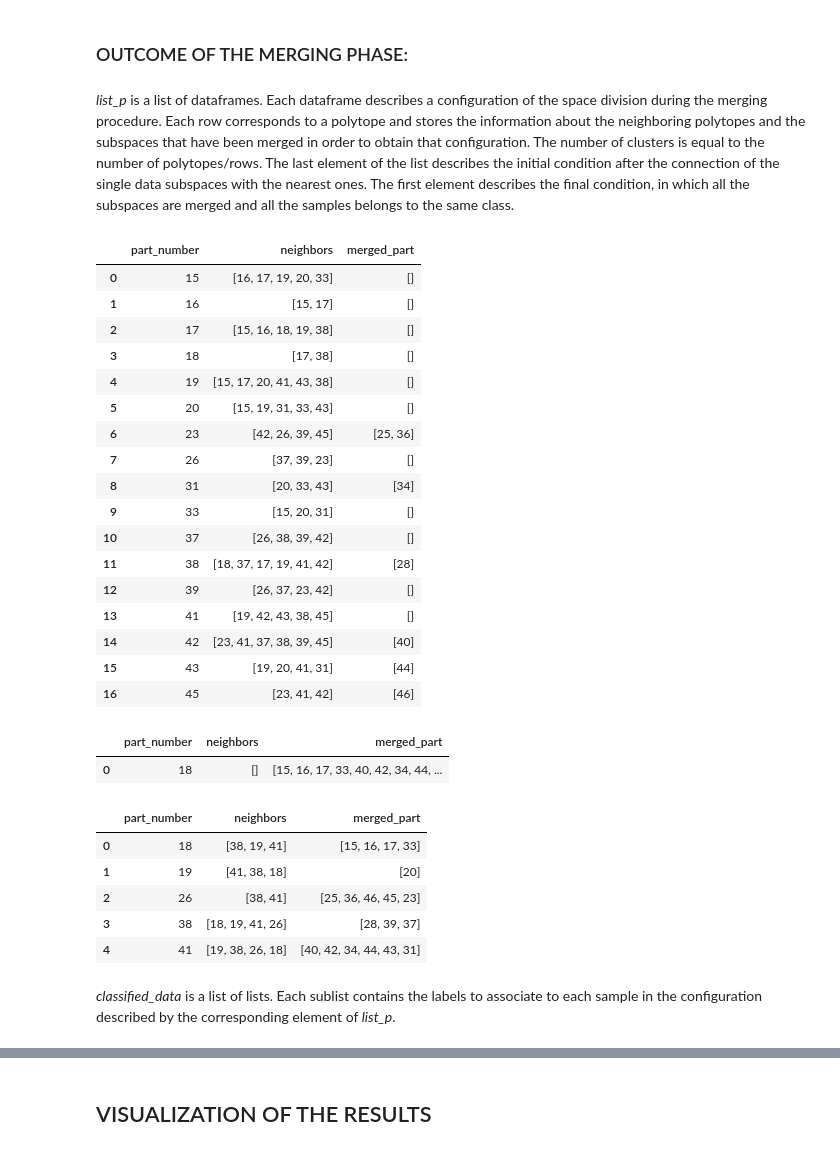
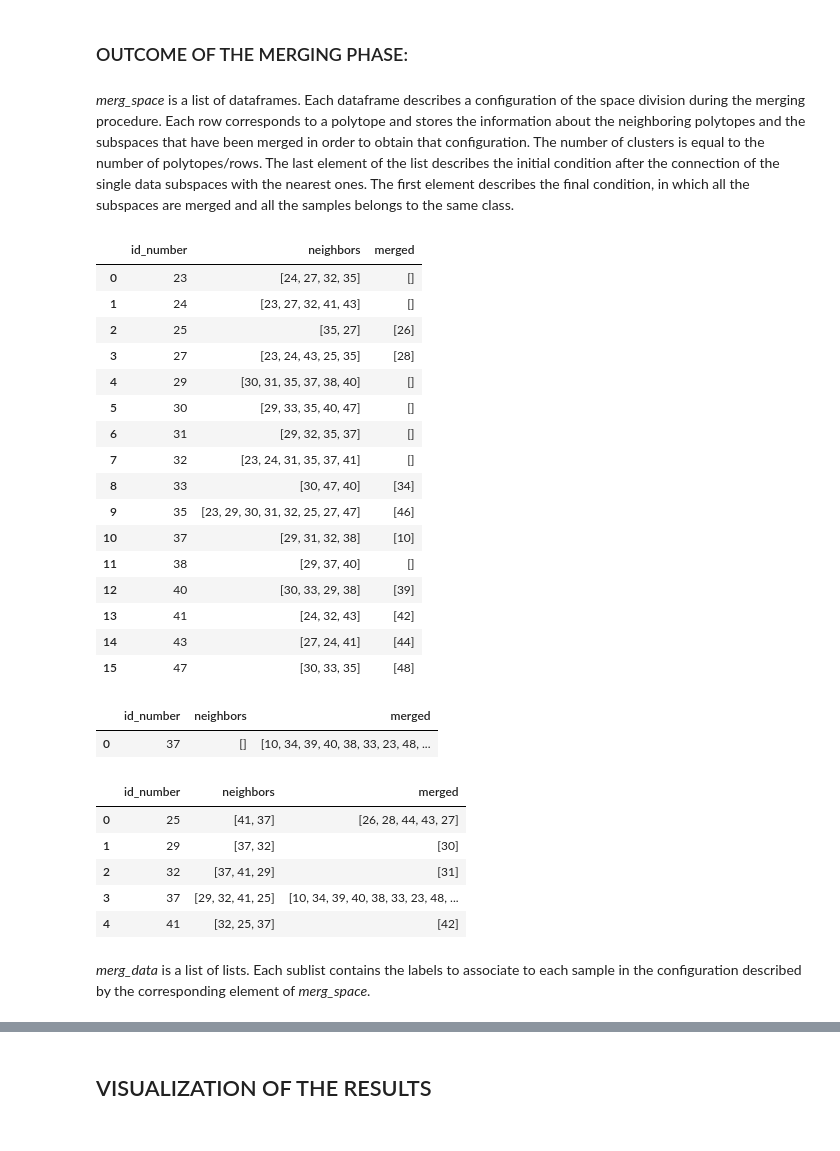
Before and after one commit to SilviaMariaMacri/Unsupervised-Mondrian-Forest, a Jupyter notebook: example/moons2D.ipynb, the cells around one changed output, grey strips where cells are left out. Saved outputs shown, nothing was run; the diff lists cells and outputs as text; code cells hidden in the pictures.

```diff
--- a/example/moons2D.ipynb
+++ b/example/moons2D.ipynb
@@ -90,6 +84,7 @@ lifetime = 10
 exp = 5
 metric = 'min_corr'  # 'variance','centroid_diff','centroid_ratio','min'
 # %%
-data,part,m,list_p,classified_data = Mondrian.mondrian_tree(X,t0,lifetime,exp,metric)
+import Mondrian
+data,part_space,part_data,merg_space,merg_data = Mondrian.mondrian_tree(X,t0,lifetime,exp,metric)
 # %% [output]
 PARTITIONING:
@@ -143,46 +124,45 @@ number of elements of the list:  47
 # %% [markdown]
 ### OUTCOME OF THE MERGING PHASE:
 # %% [markdown]
-*list_p* is a list of dataframes. Each dataframe describes a configuration of the space division during the merging procedure. Each row corresponds to a polytope and stores the information about the neighboring polytopes and the subspaces that have been merged in order to obtain that configuration. The number of clusters is equal to the number of polytopes/rows.
+*merg_space* is a list of dataframes. Each dataframe describes a configuration of the space division during the merging procedure. Each row corresponds to a polytope and stores the information about the neighboring polytopes and the subspaces that have been merged in order to obtain that configuration. The number of clusters is equal to the number of polytopes/rows.
 The last element of the list describes the initial condition after the connection of the single data subspaces with the nearest ones. The first element describes the final condition, in which all the subspaces are merged and all the samples belongs to the same class.
 # %%
-#last element of the list: the subspaces number 16, 25, 34 and 36 contain single samples and are already merged
-list_p[-1]
+#last element of the list: the subspaces containing single samples are already merged
+merg_space[-1]
 # %% [output]
-|  | part_number | neighbors | merged_part |
-| 0 | 15 | [16, 17, 19, 20, 33] | [] |
-| 1 | 16 | [15, 17] | [] |
-| 2 | 17 | [15, 16, 18, 19, 38] | [] |
-| 3 | 18 | [17, 38] | [] |
-| 4 | 19 | [15, 17, 20, 41, 43, 38] | [] |
-| 5 | 20 | [15, 19, 31, 33, 43] | [] |
-| 6 | 23 | [42, 26, 39, 45] | [25, 36] |
-| 7 | 26 | [37, 39, 23] | [] |
-| 8 | 31 | [20, 33, 43] | [34] |
-| 9 | 33 | [15, 20, 31] | [] |
-| 10 | 37 | [26, 38, 39, 42] | [] |
-| 11 | 38 | [18, 37, 17, 19, 41, 42] | [28] |
-| 12 | 39 | [26, 37, 23, 42] | [] |
-| 13 | 41 | [19, 42, 43, 38, 45] | [] |
-| 14 | 42 | [23, 41, 37, 38, 39, 45] | [40] |
-| 15 | 43 | [19, 20, 41, 31] | [44] |
-| 16 | 45 | [23, 41, 42] | [46] |
+|  | id_number | neighbors | merged |
+| 0 | 23 | [24, 27, 32, 35] | [] |
+| 1 | 24 | [23, 27, 32, 41, 43] | [] |
+| 2 | 25 | [35, 27] | [26] |
+| 3 | 27 | [23, 24, 43, 25, 35] | [28] |
+| 4 | 29 | [30, 31, 35, 37, 38, 40] | [] |
+| 5 | 30 | [29, 33, 35, 40, 47] | [] |
+| 6 | 31 | [29, 32, 35, 37] | [] |
+| 7 | 32 | [23, 24, 31, 35, 37, 41] | [] |
+| 8 | 33 | [30, 47, 40] | [34] |
+| 9 | 35 | [23, 29, 30, 31, 32, 25, 27, 47] | [46] |
+| 10 | 37 | [29, 31, 32, 38] | [10] |
+| 11 | 38 | [29, 37, 40] | [] |
+| 12 | 40 | [30, 33, 29, 38] | [39] |
+| 13 | 41 | [24, 32, 43] | [42] |
+| 14 | 43 | [27, 24, 41] | [44] |
+| 15 | 47 | [30, 33, 35] | [48] |
 # %%
 # first element of the list: all the subspaces are merged
-list_p[0]
+merg_space[0]
 # %% [output]
-|  | part_number | neighbors | merged_part |
-| 0 | 18 | [] | [15, 16, 17, 33, 40, 42, 34, 44, ... |
+|  | id_number | neighbors | merged |
+| 0 | 37 | [] | [10, 34, 39, 40, 38, 33, 23, 48, ... |
 # %%
 # fifth element of the list:
-list_p[4]
+merg_space[4]
 # %% [output]
-|  | part_number | neighbors | merged_part |
-| 0 | 18 | [38, 19, 41] | [15, 16, 17, 33] |
-| 1 | 19 | [41, 38, 18] | [20] |
-| 2 | 26 | [38, 41] | [25, 36, 46, 45, 23] |
-| 3 | 38 | [18, 19, 41, 26] | [28, 39, 37] |
-| 4 | 41 | [19, 38, 26, 18] | [40, 42, 34, 44, 43, 31] |
+|  | id_number | neighbors | merged |
+| 0 | 25 | [41, 37] | [26, 28, 44, 43, 27] |
+| 1 | 29 | [37, 32] | [30] |
+| 2 | 32 | [37, 41, 29] | [31] |
+| 3 | 37 | [29, 32, 41, 25] | [10, 34, 39, 40, 38, 33, 23, 48, ... |
+| 4 | 41 | [32, 25, 37] | [42] |
 # %% [markdown]
-*classified_data* is a list of lists. Each sublist contains the labels to associate to each sample in the configuration described by the corresponding element of *list_p*.
+*merg_data* is a list of lists. Each sublist contains the labels to associate to each sample in the configuration described by the corresponding element of *merg_space*.
 # %%
```
Also changed, not shown: parts of 27 cells of this notebook, 9 other files.
